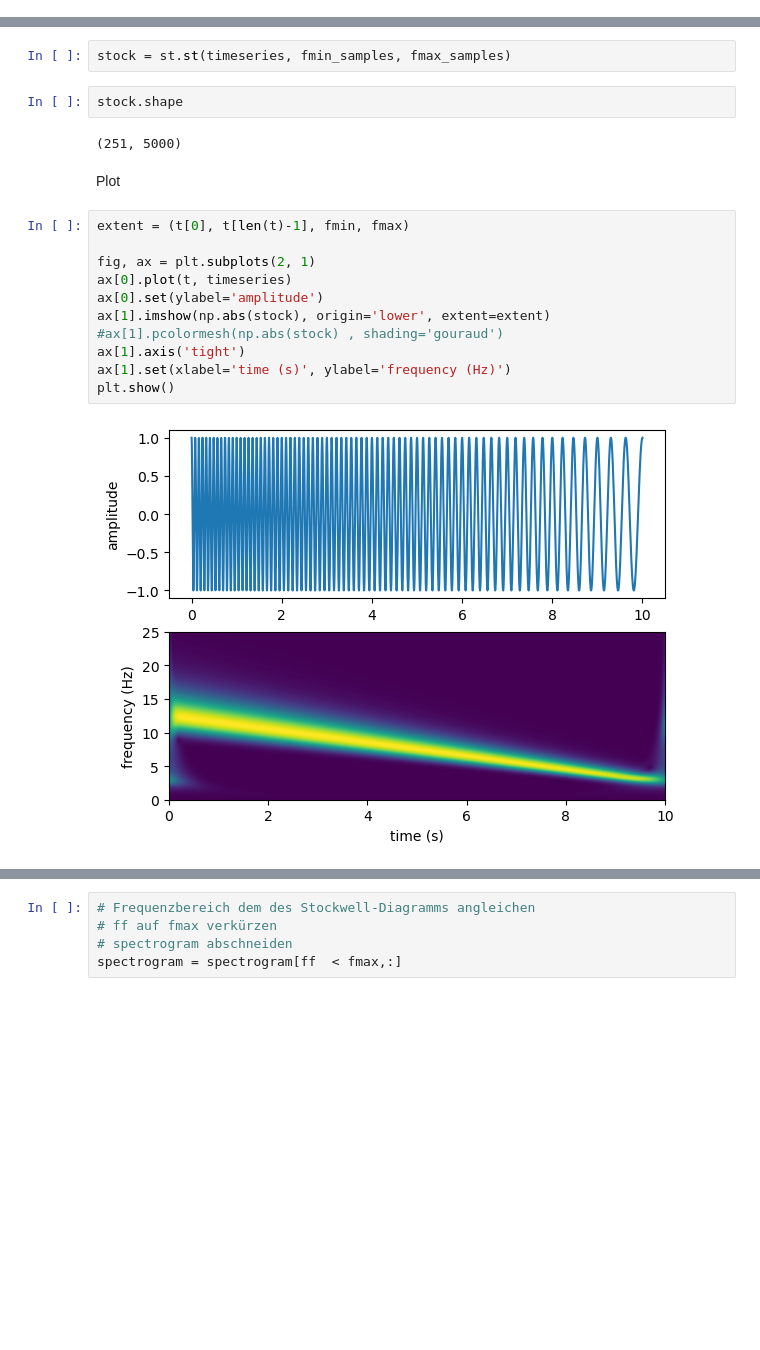
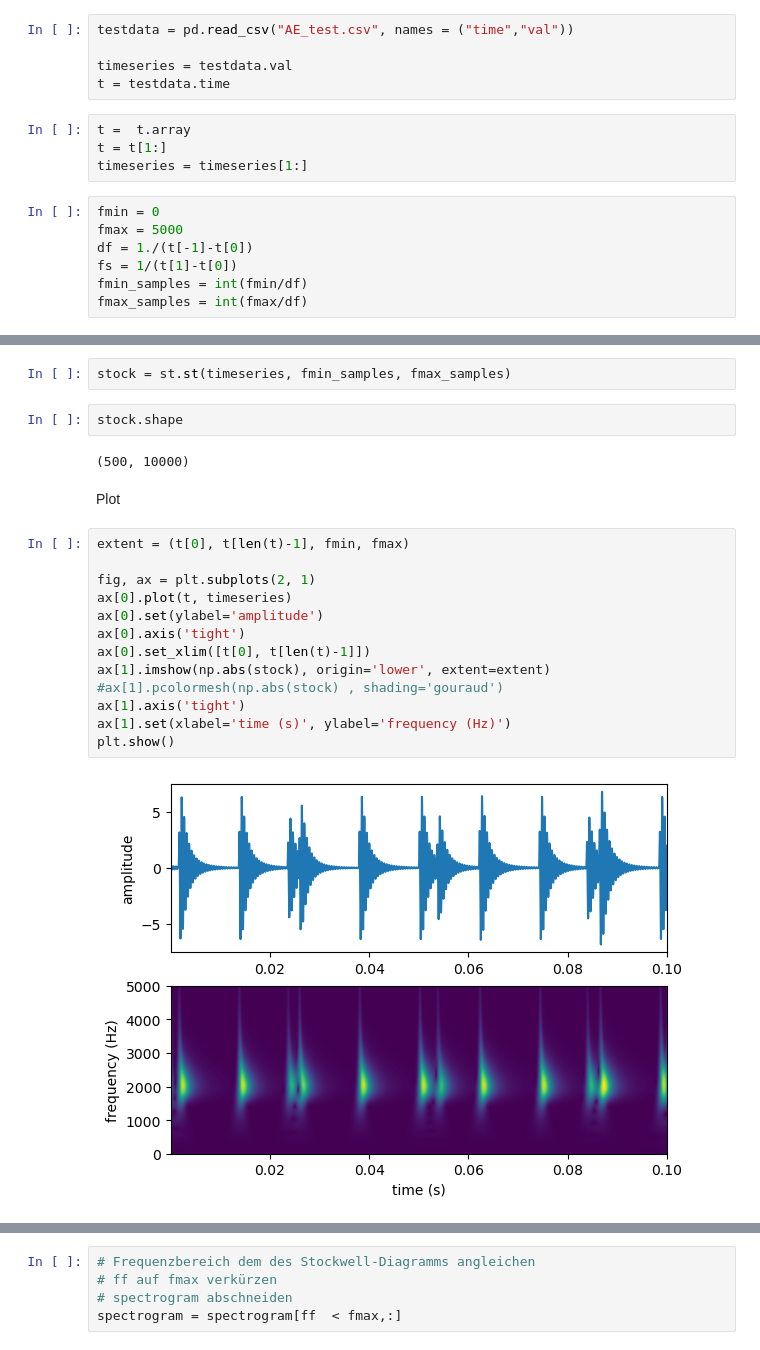
Before and after one commit to mayerd2/python_experiments, a Jupyter notebook: CHIRP_Stockwell.ipynb, the cells around one changed output, grey strips where cells are left out. Drawn from its saved outputs; the diff is of its cells as text; blank space fills up the shorter version.

Commit message:
Acoustic Emission Test Case

```diff
--- a/CHIRP_Stockwell.ipynb
+++ b/CHIRP_Stockwell.ipynb
@@ -26,3 +28,19 @@ timeseries = w
+# %%
+testdata = pd.read_csv("AE_test.csv", names = ("time","val"))
+
+timeseries = testdata.val
+t = testdata.time
+# %%
+t =  t.array
+t = t[1:]
+timeseries = timeseries[1:]
+# %%
+fmin = 0
+fmax = 5000
+df = 1./(t[-1]-t[0])
+fs = 1/(t[1]-t[0])
+fmin_samples = int(fmin/df)
+fmax_samples = int(fmax/df)
 # %%
 plt.figure()
 plt.plot(timeseries)
@@ -48,20 +66,22 @@ stock = st.st(timeseries, fmin_samples, fmax_samples)
 # %%
 stock.shape
 # %% [output]
-(251, 5000)
+(500, 10000)
 # %% [markdown]
 Plot
 # %%
 extent = (t[0], t[len(t)-1], fmin, fmax)
 
 fig, ax = plt.subplots(2, 1)
 ax[0].plot(t, timeseries)
 ax[0].set(ylabel='amplitude')
+ax[0].axis('tight')
+ax[0].set_xlim([t[0], t[len(t)-1]])
 ax[1].imshow(np.abs(stock), origin='lower', extent=extent)
 #ax[1].pcolormesh(np.abs(stock) , shading='gouraud')
 ax[1].axis('tight')
 ax[1].set(xlabel='time (s)', ylabel='frequency (Hz)')
 plt.show()
 # %% [output]
-[figure, old version]
+[figure, new version]
 # %%
```
Also changed, not shown: parts of 10 cells of this notebook, 3 other files.
